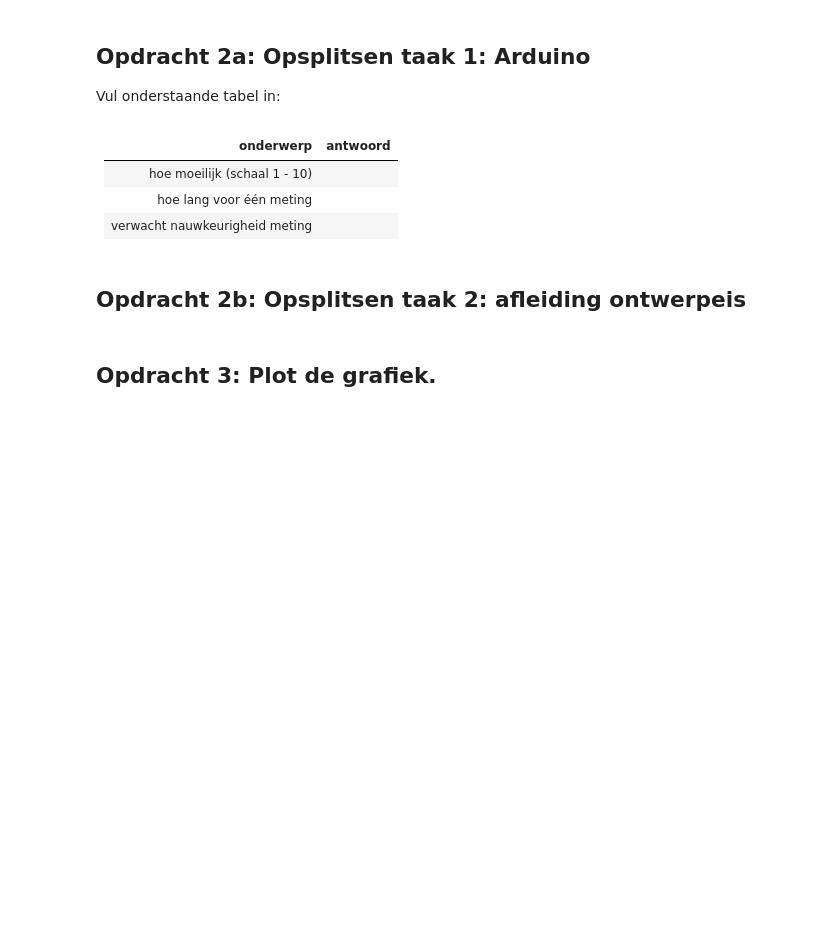
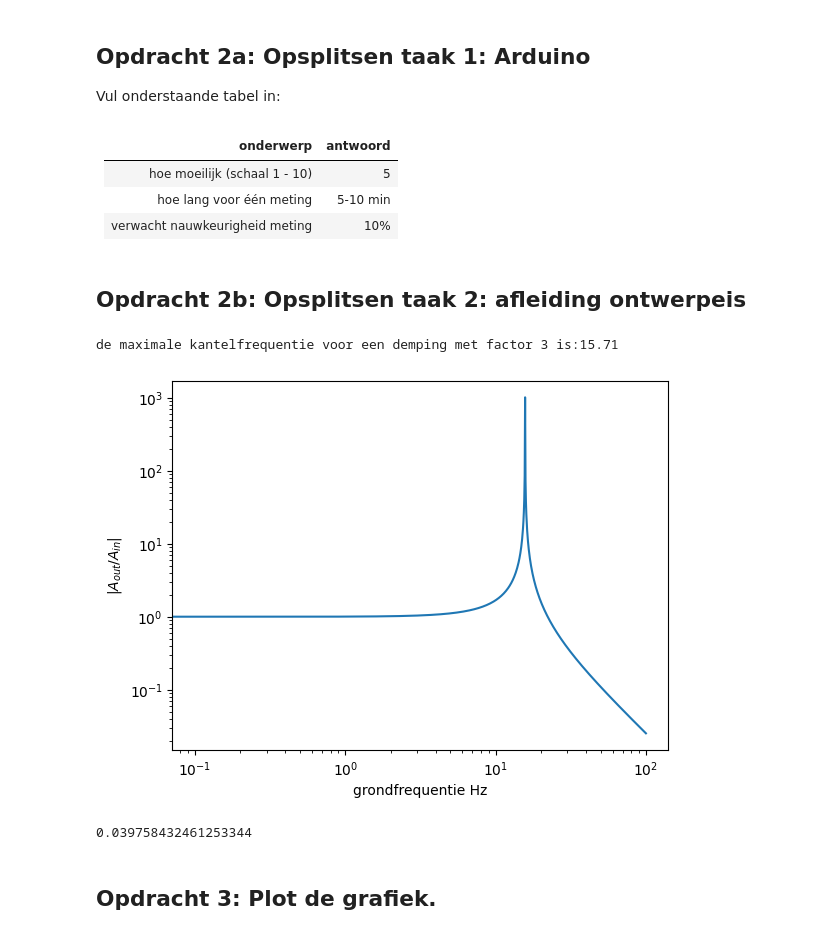
Before and after one commit to sjiemen/DEF_opdrachten_fork, a Jupyter notebook: FysiekeOntwerpopdrachten/5MaakEenOpstellingTrillingsvrij/Ontwerpopdracht5MaakEenOpstellingTrillingsvrijInvulTemplate.ipynb, the cells around one changed output. Saved outputs shown, nothing was run; the diff lists cells and outputs as text; code cells hidden in the pictures; blank space fills up the shorter version.

```diff
--- a/FysiekeOntwerpopdrachten/5MaakEenOpstellingTrillingsvrij/Ontwerpopdracht5MaakEenOpstellingTrillingsvrijInvulTemplate.ipynb
+++ b/FysiekeOntwerpopdrachten/5MaakEenOpstellingTrillingsvrij/Ontwerpopdracht5MaakEenOpstellingTrillingsvrijInvulTemplate.ipynb
@@ -37,17 +37,44 @@ Vul onderstaande tabel in:
 # %% [markdown]
 | onderwerp    | antwoord  |
 |---|---|
-| hoe moeilijk (schaal 1 - 10) |  |
-| hoe lang voor één meting |  |
-| verwacht nauwkeurigheid meting |  |
+| hoe moeilijk (schaal 1 - 10) | 5 |
+| hoe lang voor één meting | 5-10 min |
+| verwacht nauwkeurigheid meting | 10% |
 # %% [markdown]
 ## Opdracht 2b: Opsplitsen taak 2: afleiding ontwerpeis
 # %%
+
 # Bereken hier je benodigde kantelfrequentie
+grondfrequentie = 5*2*np.pi #Hz
+kantelfrequentie =  5*np.pi
+
+print(f"de maximale kantelfrequentie voor een demping met factor 3 is:{kantelfrequentie:.2f}")
+# %% [output]
+de maximale kantelfrequentie voor een demping met factor 3 is:15.71
 # %%
 # Voeg hier je plot in.
+def amplitudeverhouding(f0, f):
+    return 1 / (1 - (f / f0)**2)
+
+frequenties = np.linspace(0, 100, 1000)
+
+plt.figure()
+plt.plot(frequenties,np.abs(amplitudeverhouding(kantelfrequentie, frequenties)))
+plt.xscale('log')
+plt.yscale('log')
+plt.xlabel('grondfrequentie Hz')
+plt.ylabel(r'$|A_{out}/A_{in}|$')
+plt.show()
+# %% [output]
+[figure, added]
 # %%
 # Bereken hier de minimale Delta-x waarbij je aan de eis van de opdracht voldoet.
+g = 9.81 #m/s
+dx = g/kantelfrequentie**2
+
+print(dx)
+# %% [output]
+0.039758432461253344
 # %% [markdown]
 ## Opdracht 3: Plot de grafiek.
 # %%
```
Also changed, not shown: parts of 3 cells of this notebook.
